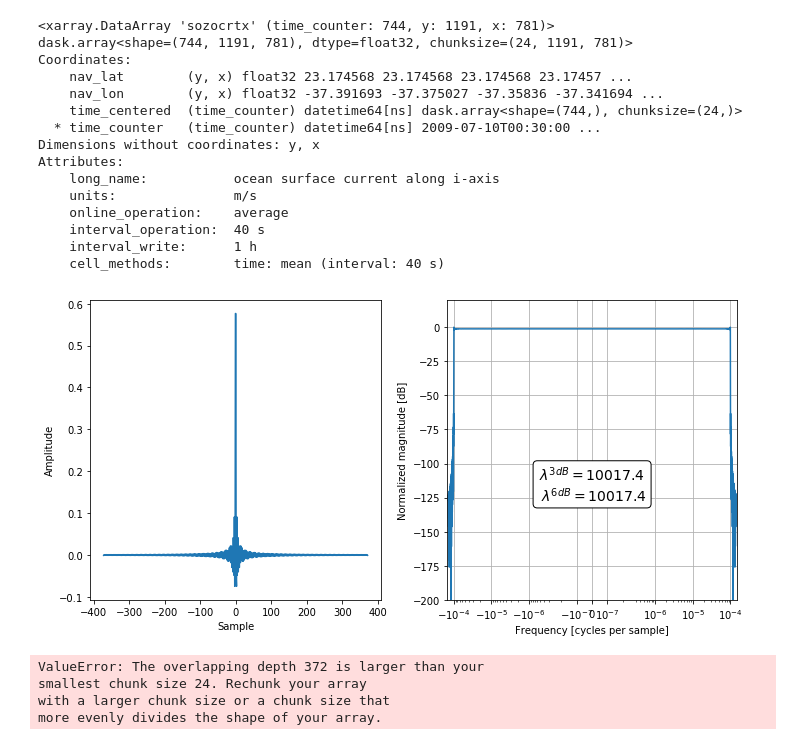
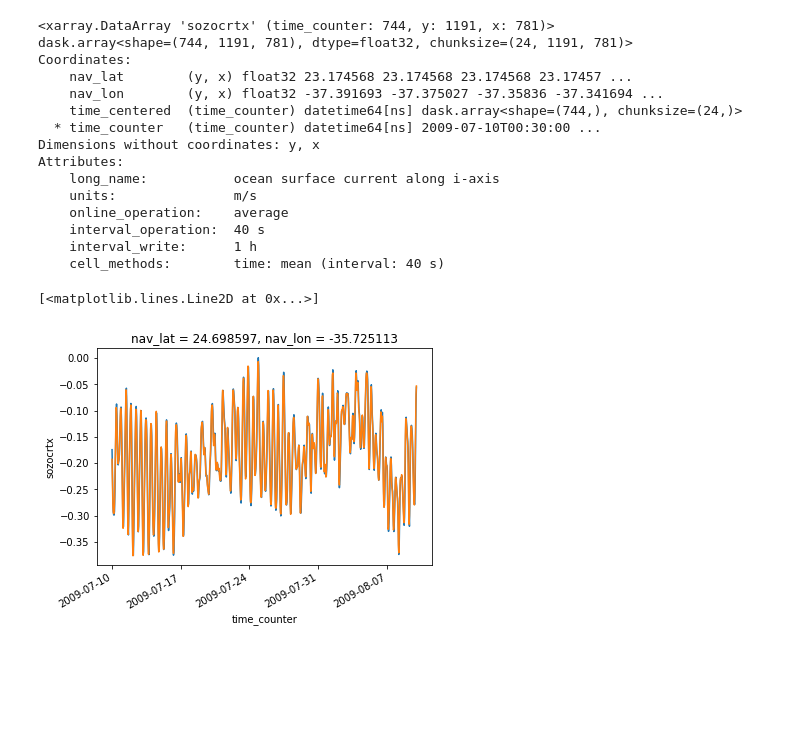
Before and after one commit to auraoupa/momentum-internal-tides-NATL60, a Jupyter notebook: 2019-02-22-AA-time-filtering-UV.ipynb, the cells around one changed output. Saved outputs shown, nothing was run; the diff lists cells and outputs as text; code cells hidden in the pictures; blank space fills up the shorter version.

```diff
--- a/2019-02-22-AA-time-filtering-UV.ipynb
+++ b/2019-02-22-AA-time-filtering-UV.ipynb
@@ -66,11 +64,8 @@ wutide.set(dim='time_counter', cutoff=10000)
-# %%
-wutide.plot()
-# %% [output]
-[figure, removed]
-# %%
-Utidefilt=wutide.convolve()
-# %% [output]
-ValueError: The overlapping depth 372 is larger than your
-smallest chunk size 24. Rechunk your array
-with a larger chunk size or a chunk size that
-more evenly divides the shape of your array.
+# %%
+wutide.set(n=30,dim='time_counter', cutoff=10000)
+Utidefilt=wutide.convolve()
+Utide.isel(y=100, x=100).plot()
+Utidefilt.isel(y=100, x=100).plot(label='filt')
+# %% [output]
+[<matplotlib.lines.Line2D at 0x...>]
+[figure, added]
```
Also changed, not shown: parts of 3 cells of this notebook, 2 other files.
